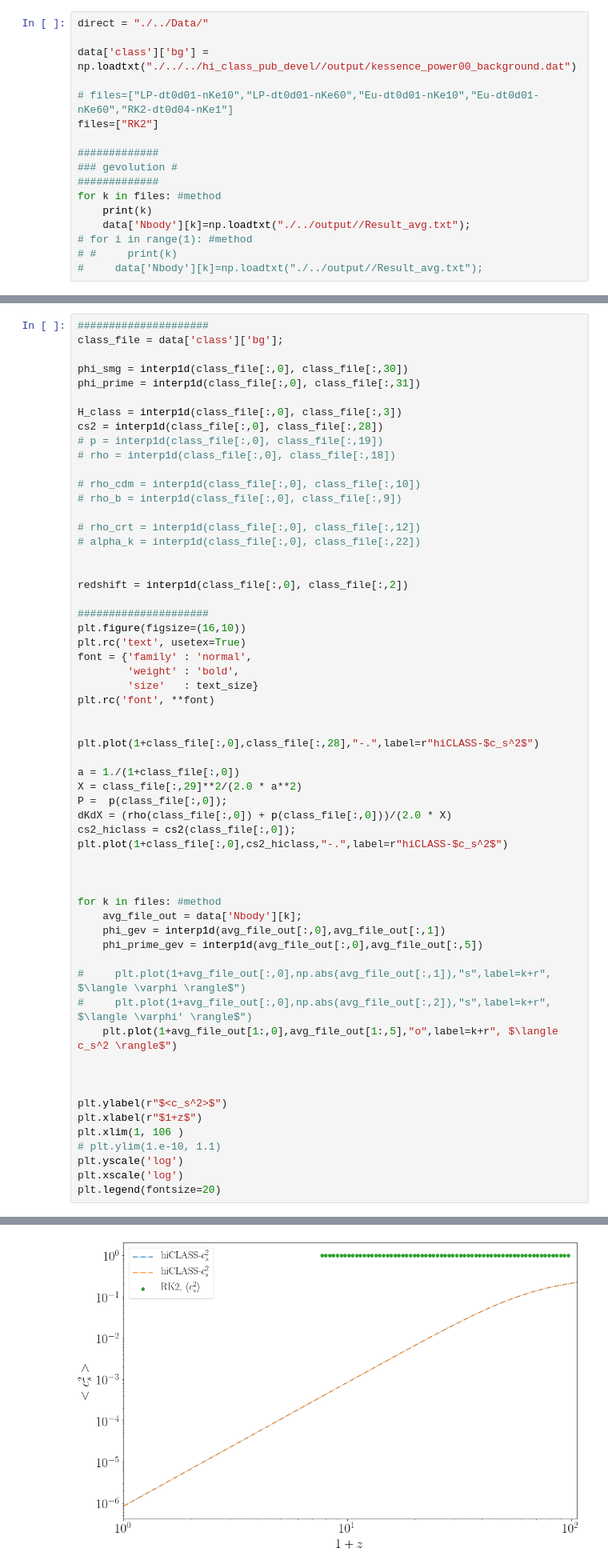
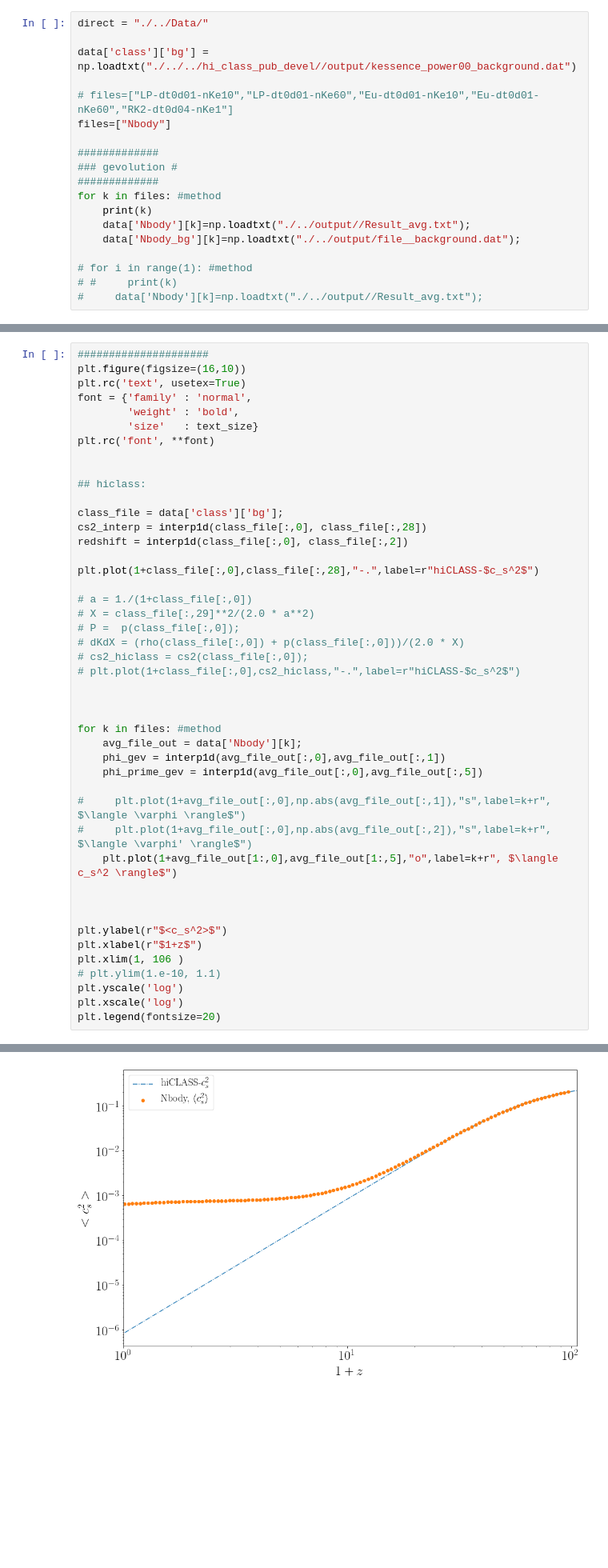
Before and after one commit to FarbodHassani/k-evolution_devel, a Jupyter notebook: Notebooks/kevolution_vs_hiclass.ipynb, the cells around one changed output, grey strips where cells are left out. Shown at 80% size. Cells and saved outputs as stored; diff of their text form; blank space fills up the shorter version.

```diff
--- a/Notebooks/kevolution_vs_hiclass.ipynb
+++ b/Notebooks/kevolution_vs_hiclass.ipynb
@@ -59,7 +59,7 @@ direct = "./../Data/"
 data['class']['bg'] = np.loadtxt("./../../hi_class_pub_devel//output/kessence_power00_background.dat")
 
 # files=["LP-dt0d01-nKe10","LP-dt0d01-nKe60","Eu-dt0d01-nKe10","Eu-dt0d01-nKe60","RK2-dt0d04-nKe1"]
-files=["RK2"]
+files=["Nbody"]
 
 #############
 ### gevolution #
@@ -67,6 +67,8 @@ files=["RK2"]
 for k in files: #method
     print(k)
     data['Nbody'][k]=np.loadtxt("./../output//Result_avg.txt");
+    data['Nbody_bg'][k]=np.loadtxt("./../output/file__background.dat");
+
 # for i in range(1): #method
 # #     print(k)
 #     data['Nbody'][k]=np.loadtxt("./../output//Result_avg.txt");
@@ -170,26 +182,6 @@ plt.legend(fontsize=20)
 # %% [markdown]
 #  $c_s^2$
 # %%
-#####################
-class_file = data['class']['bg'];
-
-phi_smg = interp1d(class_file[:,0], class_file[:,30])
-phi_prime = interp1d(class_file[:,0], class_file[:,31])
-
-H_class = interp1d(class_file[:,0], class_file[:,3])
-cs2 = interp1d(class_file[:,0], class_file[:,28])
-# p = interp1d(class_file[:,0], class_file[:,19])
-# rho = interp1d(class_file[:,0], class_file[:,18])
-
-# rho_cdm = interp1d(class_file[:,0], class_file[:,10])
-# rho_b = interp1d(class_file[:,0], class_file[:,9])
-
-# rho_crt = interp1d(class_file[:,0], class_file[:,12])
-# alpha_k = interp1d(class_file[:,0], class_file[:,22])
-
-
-redshift = interp1d(class_file[:,0], class_file[:,2])
-
 #####################
 plt.figure(figsize=(16,10))
 plt.rc('text', usetex=True)
@@ -197,37 +189,43 @@ font = {'family' : 'normal',
         'weight' : 'bold',
         'size'   : text_size}
 plt.rc('font', **font)
 
 
+## hiclass:
+
+class_file = data['class']['bg'];
+cs2_interp = interp1d(class_file[:,0], class_file[:,28])
+redshift = interp1d(class_file[:,0], class_file[:,2])
+
 plt.plot(1+class_file[:,0],class_file[:,28],"-.",label=r"hiCLASS-$c_s^2$")
 
-a = 1./(1+class_file[:,0])
-X = class_file[:,29]**2/(2.0 * a**2)
-P =  p(class_file[:,0]);
-dKdX = (rho(class_file[:,0]) + p(class_file[:,0]))/(2.0 * X)
-cs2_hiclass = cs2(class_file[:,0]);
-plt.plot(1+class_file[:,0],cs2_hiclass,"-.",label=r"hiCLASS-$c_s^2$")
+# a = 1./(1+class_file[:,0])
+# X = class_file[:,29]**2/(2.0 * a**2)
+# P =  p(class_file[:,0]);
+# dKdX = (rho(class_file[:,0]) + p(class_file[:,0]))/(2.0 * X)
+# cs2_hiclass = cs2(class_file[:,0]);
+# plt.plot(1+class_file[:,0],cs2_hiclass,"-.",label=r"hiCLASS-$c_s^2$")
 
 
 
 for k in files: #method
     avg_file_out = data['Nbody'][k];
     phi_gev = interp1d(avg_file_out[:,0],avg_file_out[:,1])
     phi_prime_gev = interp1d(avg_file_out[:,0],avg_file_out[:,5])
 
 #     plt.plot(1+avg_file_out[:,0],np.abs(avg_file_out[:,1]),"s",label=k+r", $\langle \varphi \rangle$")
 #     plt.plot(1+avg_file_out[:,0],np.abs(avg_file_out[:,2]),"s",label=k+r", $\langle \varphi' \rangle$")
     plt.plot(1+avg_file_out[1:,0],avg_file_out[1:,5],"o",label=k+r", $\langle c_s^2 \rangle$")
 
 
 
 plt.ylabel(r"$<c_s^2>$")
 plt.xlabel(r"$1+z$")
 plt.xlim(1, 106 )
 # plt.ylim(1.e-10, 1.1)
 plt.yscale('log')
 plt.xscale('log')
 plt.legend(fontsize=20)
 # %% [output]
 <matplotlib.legend.Legend at 0x...>
-[figure, old version]
+[figure, new version]
```
Also changed, not shown: parts of 13 cells of this notebook, 7 other files.
